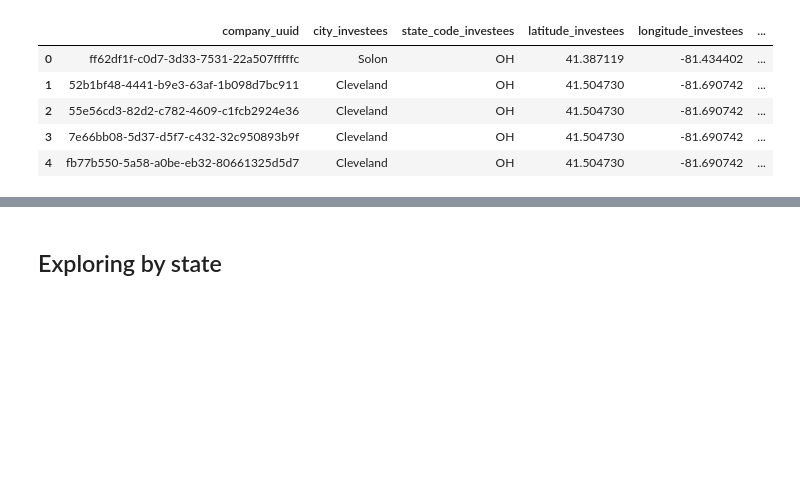
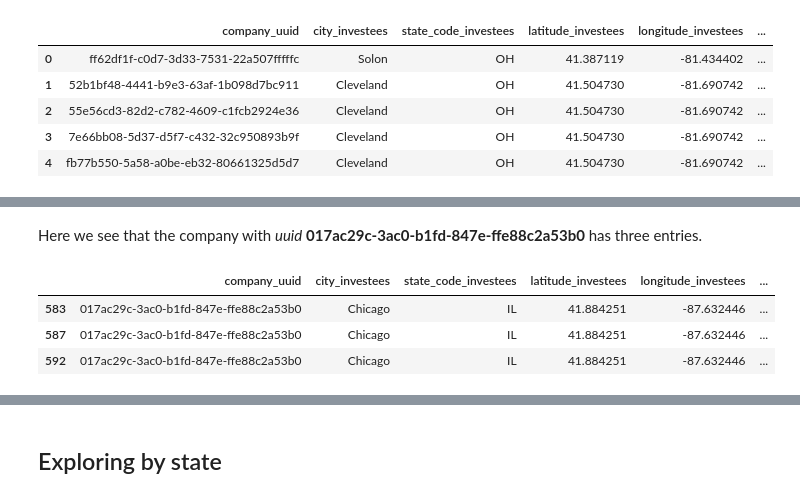
Before and after one commit to CIT-ee/MSA-Investment-Flow, a Jupyter notebook: notebooks/0.1-spider101-exploring-incoming-investments.ipynb, the cells around one changed output, grey strips where cells are left out. Drawn from its saved outputs; the diff is of its cells as text; code cells hidden in the pictures; blank space fills up the shorter version.

```diff
--- a/notebooks/0.1-spider101-exploring-incoming-investments.ipynb
+++ b/notebooks/0.1-spider101-exploring-incoming-investments.ipynb
@@ -42,0 +58,9 @@ incoming_investments_df = incoming_investments_df.dropna().drop_duplicates()
+# %% [markdown]
+Here we see that the company with *uuid* **017ac29c-3ac0-b1fd-847e-ffe88c2a53b0** has three entries.
+# %%
+incoming_investments_df[incoming_investments_df['company_uuid'] == '017ac29c-3ac0-b1fd-847e-ffe88c2a53b0']
+# %% [output]
+|  | company_uuid | city_investees | state_code_investees | latitude_investees | longitude_investees | ... |
+| 583 | 017ac29c-3ac0-b1fd-847e-ffe88c2a53b0 | Chicago | IL | 41.884251 | -87.632446 | ... |
+| 587 | 017ac29c-3ac0-b1fd-847e-ffe88c2a53b0 | Chicago | IL | 41.884251 | -87.632446 | ... |
+| 592 | 017ac29c-3ac0-b1fd-847e-ffe88c2a53b0 | Chicago | IL | 41.884251 | -87.632446 | ... |
```
Also changed, not shown: parts of 13 cells of this notebook, 2 other files.
